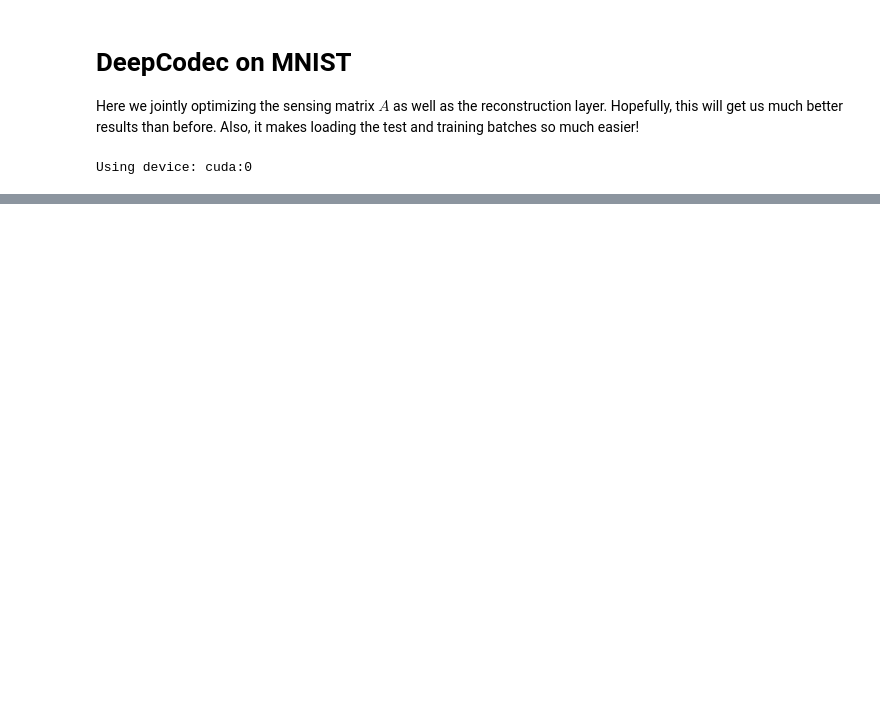
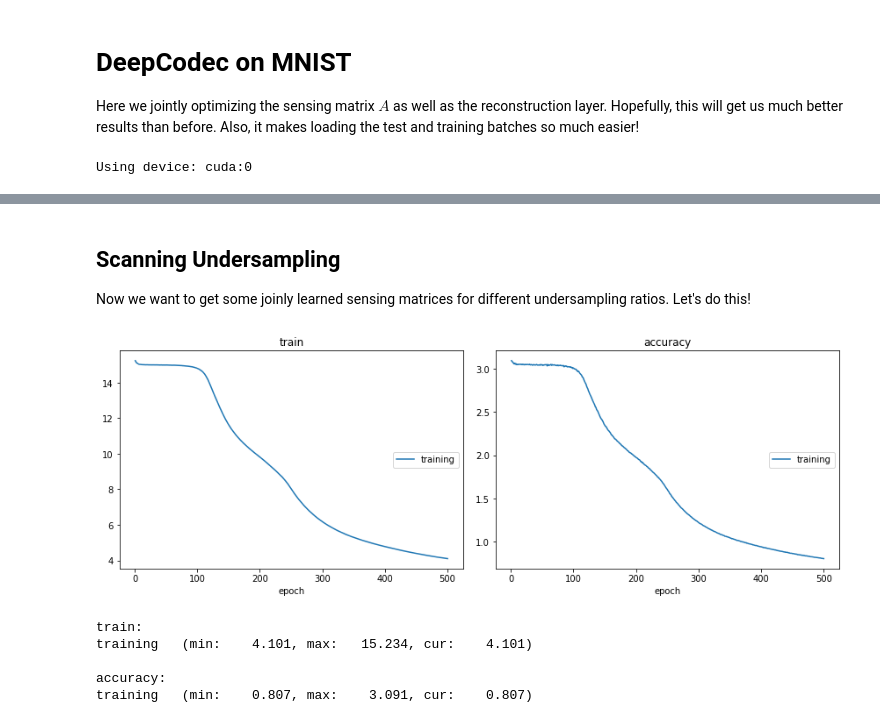
Before and after one commit to wfus/am254, a Jupyter notebook: MNISTCodec.ipynb, the cells around one changed output, grey strips where cells are left out. Cells and saved outputs as stored; diff of their text form; code cells hidden in the pictures; blank space fills up the shorter version.

```diff
--- a/MNISTCodec.ipynb
+++ b/MNISTCodec.ipynb
@@ -217,0 +217,18 @@ torch.save(wfunet, 'wfunet_conv_28_to_10.torchmodel')
+# %% [markdown]
+## Scanning Undersampling
+
+Now we want to get some joinly learned sensing matrices for different undersampling ratios. Let's do this!
+# %%
+undersample_sizes = [9, 10, 11, 13, 14, 15]
+for under in undersample_sizes:
+    print(under)
+    smallnet = WFUMNISTCodec(ORIGINAL_SIZE, under).to(device)
+    train_fcn_mnist(smallnet, lr=0.005, epochs=500)
+    torch.save(smallnet, 'wfunetsmall_conv_28_to_{}.torchmodel'.format(under))
+# %% [output]
+[figure, added]
+train:
+training   (min:    4.101, max:   15.234, cur:    4.101)
+
+accuracy:
+training   (min:    0.807, max:    3.091, cur:    0.807)
```
Also changed, not shown: parts of 5 cells of this notebook, 2 other files.
